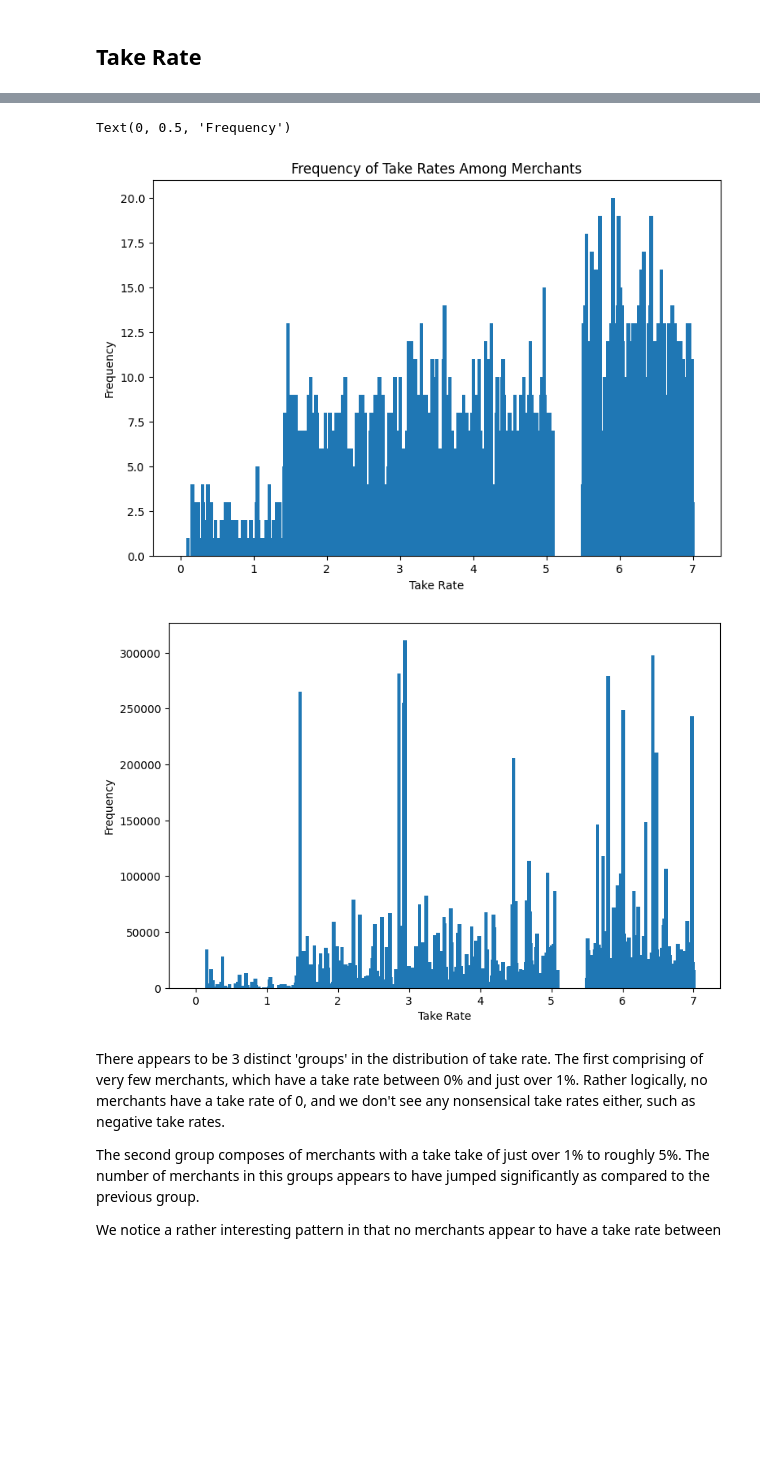
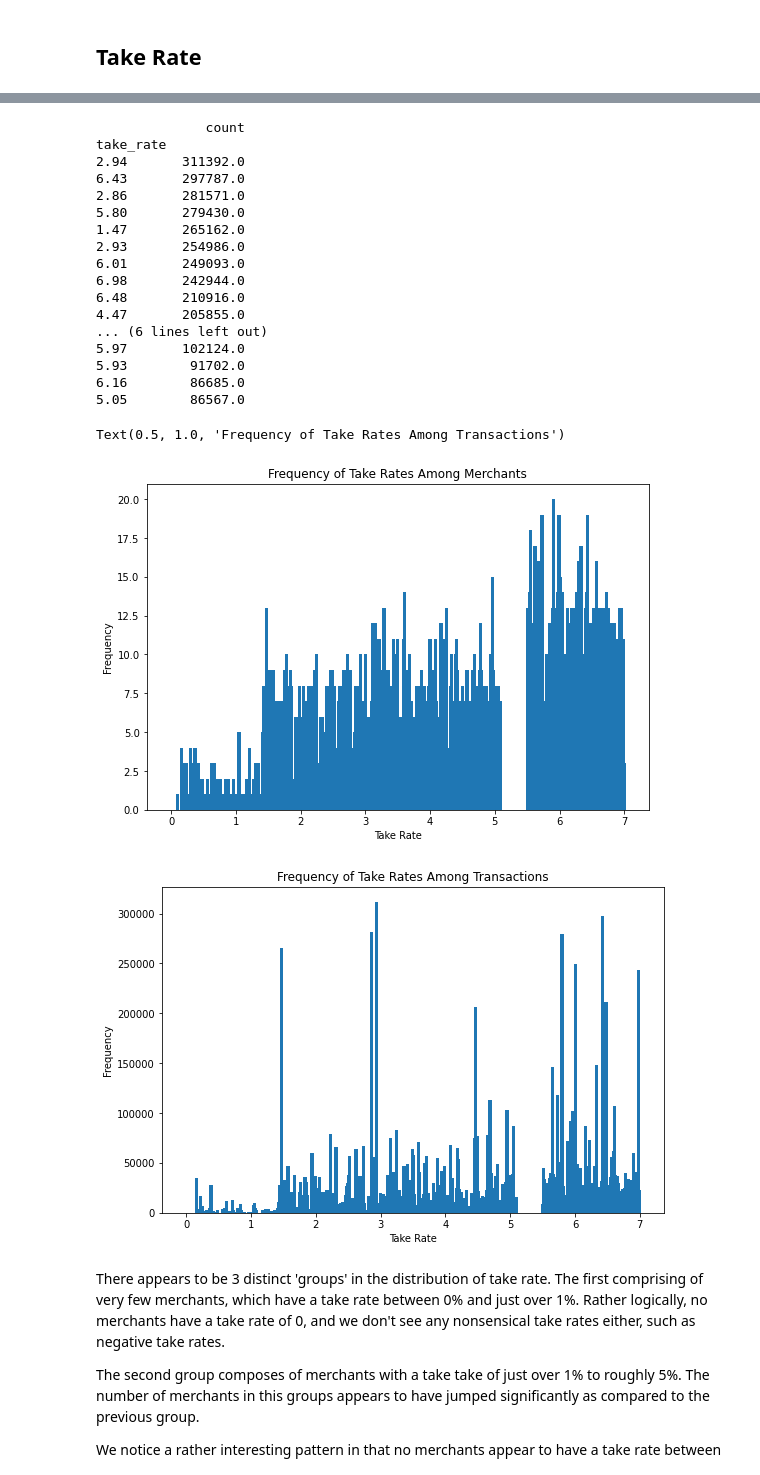
Before and after one commit to MAST30034-Applied-Data-Science/generic-buy-now-pay-later-project-group-35, a Jupyter notebook: notebooks/2.1-analysis_given_data.ipynb, the cells around one changed output, grey strips where cells are left out. Cells and saved outputs as stored; diff of their text form; code cells hidden in the pictures; blank space fills up the shorter version.

```diff
--- a/notebooks/2.1-analysis_given_data.ipynb
+++ b/notebooks/2.1-analysis_given_data.ipynb
@@ -29,5 +30,5 @@ To adjust logging level use sc.setLogLevel(newLevel). For SparkR, use setLogLeve
 # %%
-sdf = spark.read.parquet("../data/curated/mergedf.parquet/")
+sdf = spark.read.parquet("../data/curated/mergedftemp.parquet/")
 merchantdf = spark.read.parquet("../data/curated/merchantdf.parquet/")
 userdf = spark.read.parquet("../data/tables/consumer_user_details.parquet")
-# transactiondf = spark.read.parquet("../data/curated/transactiondf.parquet/")
+transactiondf = spark.read.parquet("../data/curated/transactiondf.parquet/")
@@ -95,6 +90,7 @@ fig, ax = plt.subplots(figsize=(9,6))
 ax.bar(takerate_df.index, takerate_df['count'], width=0.05)
 plt.xlabel('Take Rate')
 plt.ylabel('Frequency')
+plt.title('Frequency of Take Rates Among Transactions')
 # %% [output]
            count
 take_rate
@@ -116,6 +112,23 @@ take_rate
-Text(0, 0.5, 'Frequency')
+              count
+take_rate
+2.94       311392.0
+6.43       297787.0
+2.86       281571.0
+5.80       279430.0
+1.47       265162.0
+2.93       254986.0
+6.01       249093.0
+6.98       242944.0
+6.48       210916.0
+4.47       205855.0
+... (6 lines left out)
+5.97       102124.0
+5.93        91702.0
+6.16        86685.0
+5.05        86567.0
+Text(0.5, 1.0, 'Frequency of Take Rates Among Transactions')
-[figure, old version]
+[figure, new version]
-[figure, old version]
+[figure, new version]
 # %% [markdown]
 There appears to be 3 distinct 'groups' in the distribution of take rate. The first comprising of very few merchants, which have a take rate between 0% and just over 1%. Rather logically, no merchants have a take rate of 0, and we don't see any nonsensical take rates either, such as negative take rates.
 
```
Also changed, not shown: parts of 21 cells of this notebook, 9 other files.
